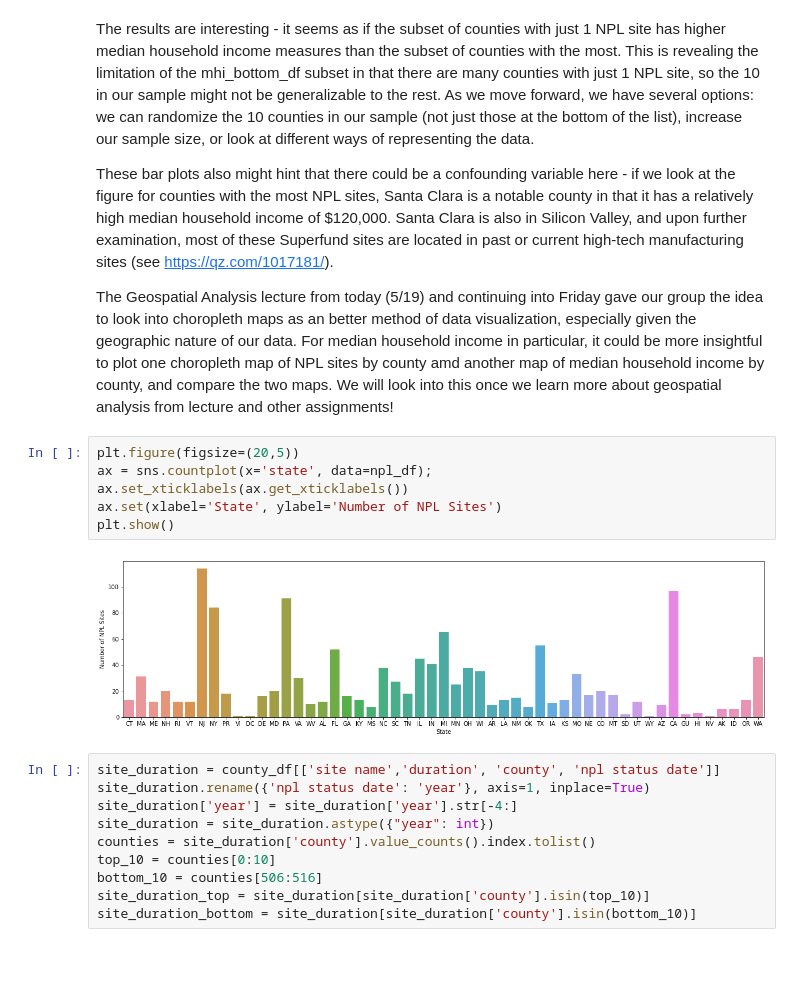
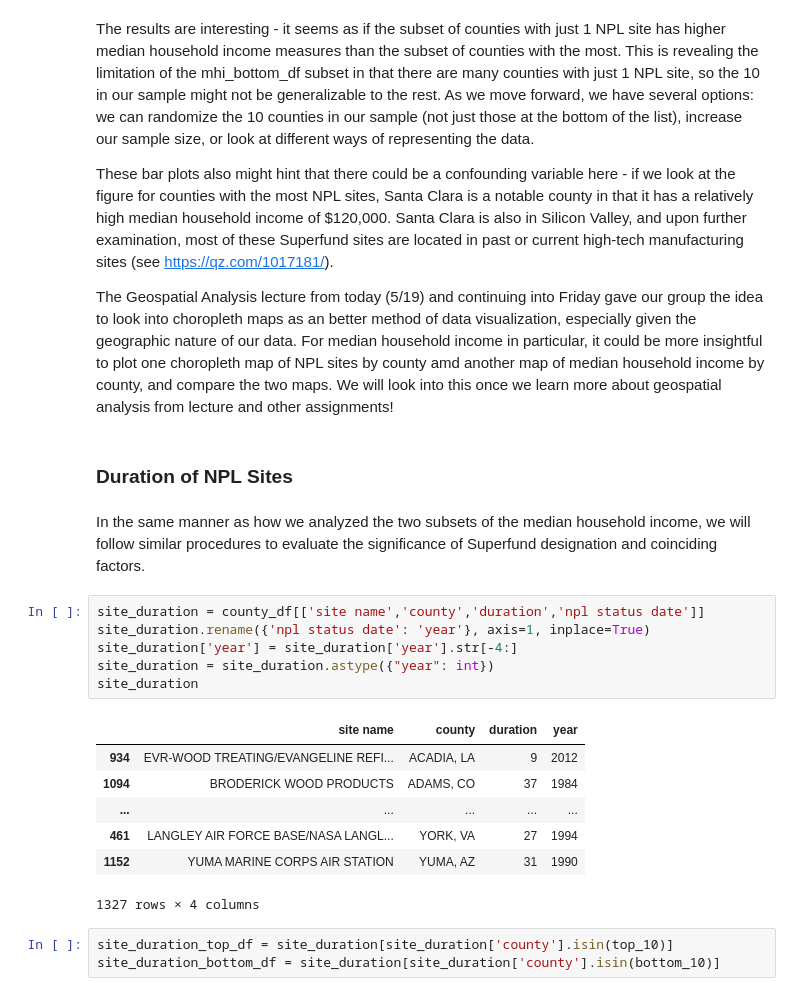
Before and after one commit to jeinuh/superfund-project, a Jupyter notebook: EDACheckpoint_group011.ipynb, the cells around one changed output. Saved outputs shown, nothing was run; the diff lists cells and outputs as text; blank space fills up the shorter version.

```diff
--- a/EDACheckpoint_group011.ipynb
+++ b/EDACheckpoint_group011.ipynb
@@ -341,24 +341,27 @@ The results are interesting - it seems as if the subset of counties with just 1
 These bar plots also might hint that there could be a confounding variable here - if we look at the figure for counties with the most NPL sites, Santa Clara is a notable county in that it has a relatively high median household income of $120,000. Santa Clara is also in Silicon Valley, and upon further examination, most of these Superfund sites are located in past or current high-tech manufacturing sites (see https://qz.com/1017181/).
 
 The Geospatial Analysis lecture from today (5/19) and continuing into Friday gave our group the idea to look into choropleth maps as an better method of data visualization, especially given the geographic nature of our data. For median household income in particular, it could be more insightful to plot one choropleth map of NPL sites by county amd another map of median household income by county, and compare the two maps. We will look into this once we learn more about geospatial analysis from lecture and other assignments!
-# %%
-plt.figure(figsize=(20,5))
-ax = sns.countplot(x='state', data=npl_df);
-ax.set_xticklabels(ax.get_xticklabels())
-ax.set(xlabel='State', ylabel='Number of NPL Sites')
-plt.show()
-# %% [output]
-[figure, removed]
+# %% [markdown]
+### Duration of NPL Sites
+# %% [markdown]
+In the same manner as how we analyzed the two subsets of the median household income, we will follow similar procedures to evaluate the significance of Superfund designation and coinciding factors.
 # %%
-site_duration = county_df[['site name','duration', 'county', 'npl status date']]
+site_duration = county_df[['site name','county','duration','npl status date']]
 site_duration.rename({'npl status date': 'year'}, axis=1, inplace=True)
 site_duration['year'] = site_duration['year'].str[-4:]
 site_duration = site_duration.astype({"year": int})
-counties = site_duration['county'].value_counts().index.tolist()
-top_10 = counties[0:10]
-bottom_10 = counties[506:516]
-site_duration_top = site_duration[site_duration['county'].isin(top_10)]
-site_duration_bottom = site_duration[site_duration['county'].isin(bottom_10)]
+site_duration
+# %% [output]
+|  | site name | county | duration | year |
+| 934 | EVR-WOOD TREATING/EVANGELINE REFI... | ACADIA, LA | 9 | 2012 |
+| 1094 | BRODERICK WOOD PRODUCTS | ADAMS, CO | 37 | 1984 |
+| ... | ... | ... | ... | ... |
+| 461 | LANGLEY AIR FORCE BASE/NASA LANGL... | YORK, VA | 27 | 1994 |
+| 1152 | YUMA MARINE CORPS AIR STATION | YUMA, AZ | 31 | 1990 |
+1327 rows × 4 columns
+# %%
+site_duration_top_df = site_duration[site_duration['county'].isin(top_10)]
+site_duration_bottom_df = site_duration[site_duration['county'].isin(bottom_10)]
 # %%
 fig, ax =plt.subplots(1,2)
 plt.subplots_adjust(left=None, bottom=None, right=2, top=None, wspace=0.5, hspace=None)
```
Also changed, not shown: parts of 10 cells of this notebook.
